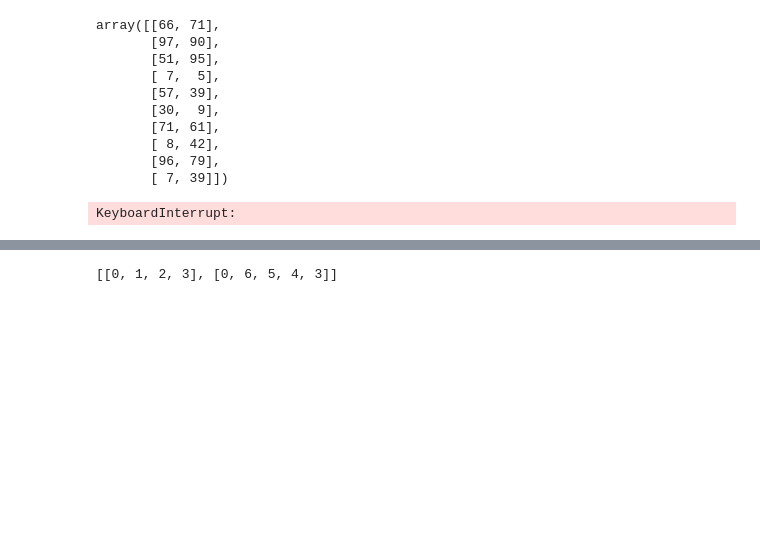
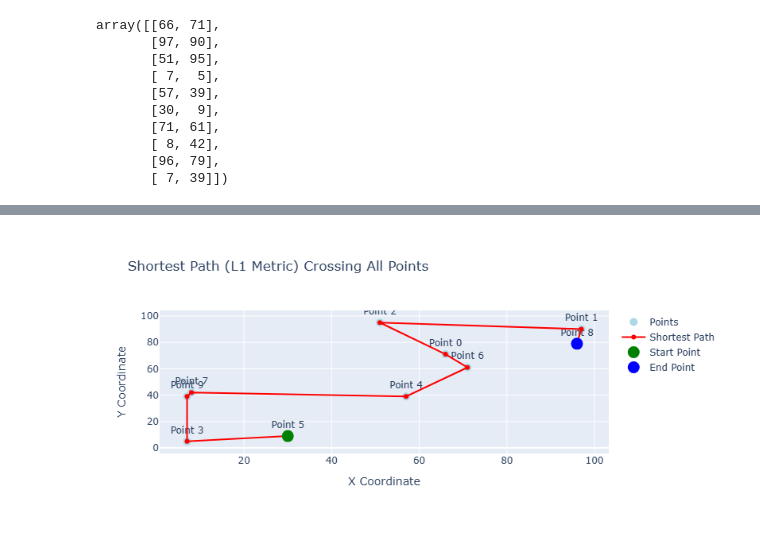
Before and after one commit to kguo12/TraffiX-PIC16B, a Jupyter notebook: graph_path_tester.ipynb, the cells around one changed output, grey strips where cells are left out. Drawn from its saved outputs; the diff is of its cells as text; code cells hidden in the pictures; blank space fills up the shorter version.

```diff
--- a/graph_path_tester.ipynb
+++ b/graph_path_tester.ipynb
@@ -10,8 +10,8 @@ points = np.random.randint(1, 100, size=(100, 2))
 indices = np.random.choice(100, size=10, replace=False)
 # %%
 arg = points[indices]
-start = 2
-end = 9
+start = 5
+end = 8
 arg
 # %% [output]
 array([[66, 71],
@@ -25,6 +25,5 @@ array([[66, 71],
        [96, 79],
        [ 7, 39]])
 # %%
-print(path_optm.shortest_path(arg, start, end))
+path_optm.shortest_path(arg, start, end)
 # %% [output]
-KeyboardInterrupt:
@@ -31,6 +31 @@ KeyboardInterrupt:
+[figure, added]
-# %%
-G = nx.cycle_graph(7)
-paths = list(nx.shortest_simple_paths(G, 0, 3))
-print(paths)
-# %% [output]
-[[0, 1, 2, 3], [0, 6, 5, 4, 3]]
```
Also changed, not shown: parts of 2 cells of this notebook, 1 other file.
